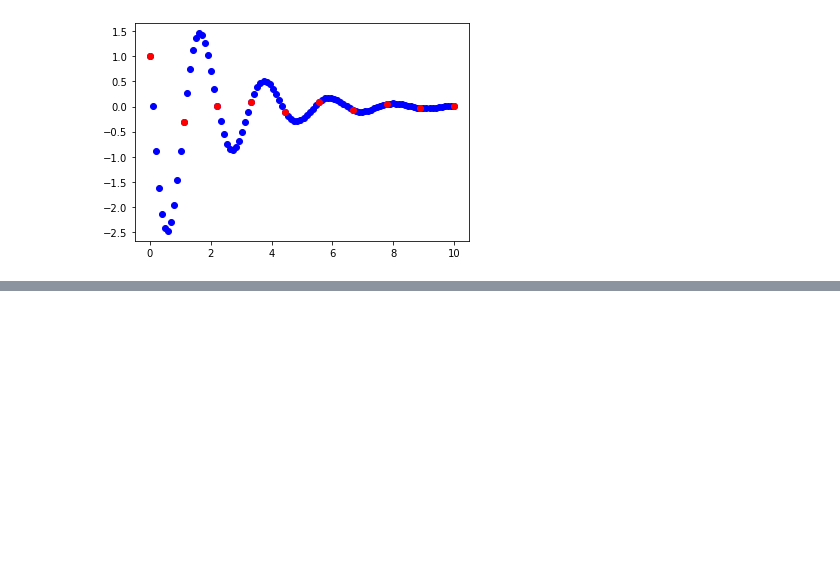
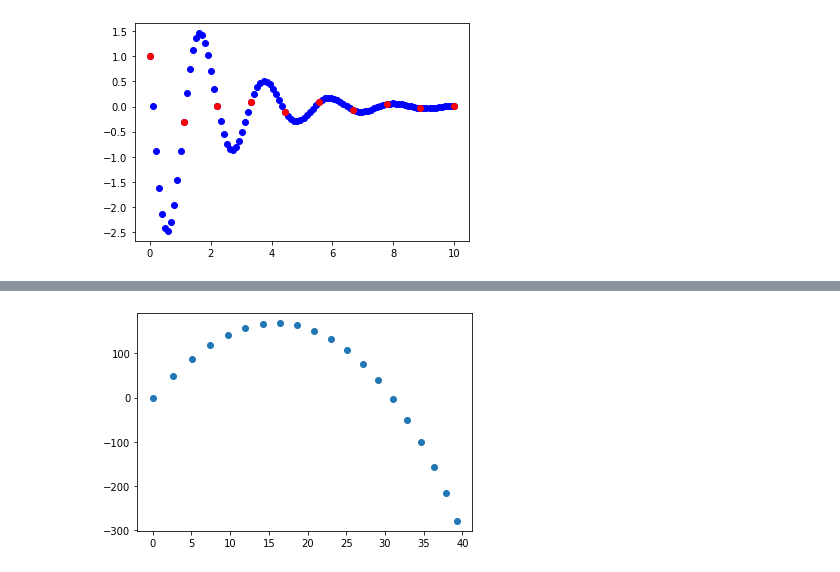
Before and after one commit to angelacpd/Scientific_Python, a Jupyter notebook: Lecture_5.ipynb, the cells around one changed output, grey strips where cells are left out. Saved outputs shown, nothing was run; the diff lists cells and outputs as text; code cells hidden in the pictures; blank space fills up the shorter version.

```diff
--- a/Lecture_5.ipynb
+++ b/Lecture_5.ipynb
@@ -428,0 +478,21 @@ plt.plot(t,Y[:,1],'ro')
+# %%
+def dzdt_drag(z, t):
+    x, y, vx, vy = z
+    g = 1
+    alpha = 0.001
+    return np.array([vx,
+                     vy,
+                     -alpha*vx*np.sqrt(vx**2 + vy**2),
+                     -g -alpha*vy*np.sqrt(vx**2 + vy**2)])
+# %%
+x, y = 0, 0
+vx, vy = 1, 20
+z = np.array([x, y, vx, vy])
+t = np.linspace(0, 50, 20)
+
+result = integ.odeint(dzdt_drag, z, t)
+
+plt.scatter(result[:, 0], result[:, 1])
+plt.show()
+# %% [output]
+[figure, added]
```
Also changed, not shown: parts of 5 cells of this notebook.
